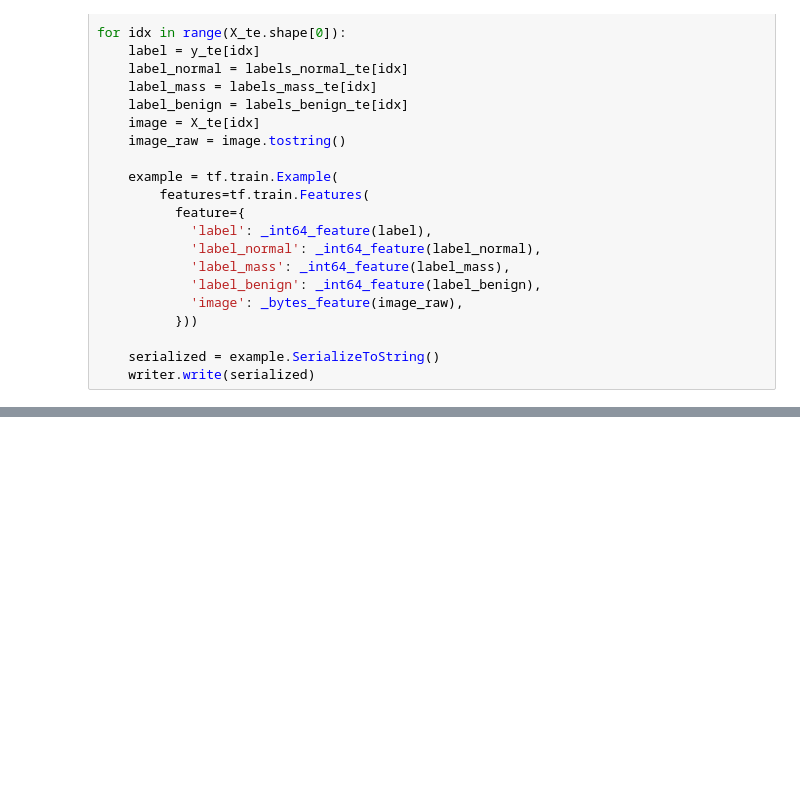
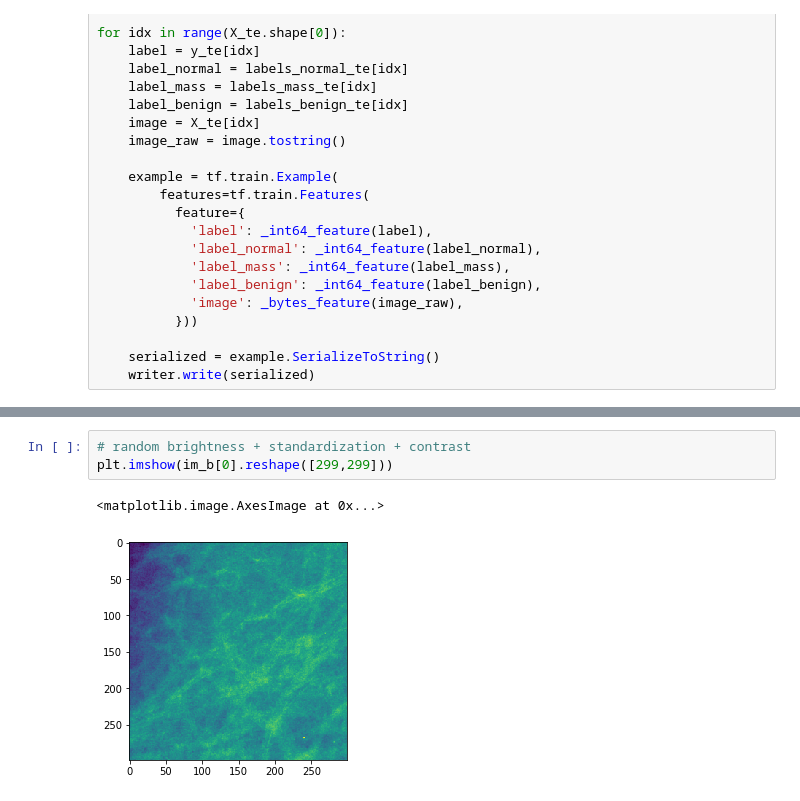
Before and after one commit to escuccim/mias-mammography, a Jupyter notebook: write_to_tfrecords.ipynb, the cells around one changed output, grey strips where cells are left out. Drawn from its saved outputs; the diff is of its cells as text; blank space fills up the shorter version.

```diff
--- a/write_to_tfrecords.ipynb
+++ b/write_to_tfrecords.ipynb
@@ -237,0 +260,6 @@ with tf.Session() as sess:
+# %%
+# random brightness + standardization + contrast
+plt.imshow(im_b[0].reshape([299,299]))
+# %% [output]
+<matplotlib.image.AxesImage at 0x...>
+[figure, added]
```
Also changed, not shown: parts of 15 cells of this notebook, 7 other files.
